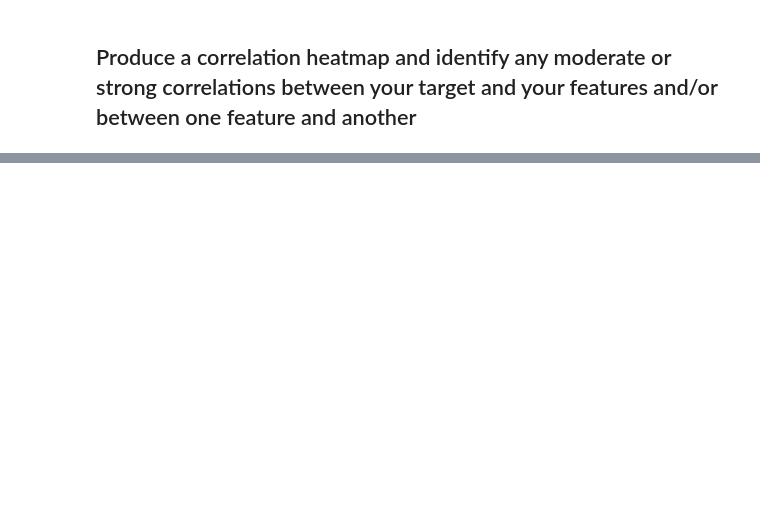
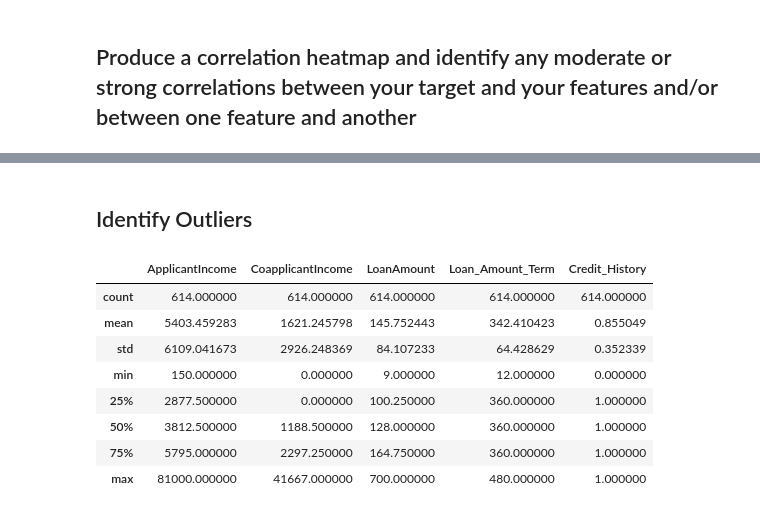
Before and after one commit to robertramos89/Dream-Home-Loan-Approval, a Jupyter notebook: Project2.ipynb, the cells around one changed output, grey strips where cells are left out. Cells and saved outputs as stored; diff of their text form; code cells hidden in the pictures; blank space fills up the shorter version.

```diff
--- a/Project2.ipynb
+++ b/Project2.ipynb
@@ -478,3 +374,17 @@ ax.set_title("Correlation between Categories");
 # %%
 # The strongest correlation is between Loan Amount and income
 # next strongest correlation is between the Loan Amount and the co-applicant income
+# %% [markdown]
+## Identify Outliers
+# %%
+df_la.describe()
+# %% [output]
+|  | ApplicantIncome | CoapplicantIncome | LoanAmount | Loan_Amount_Term | Credit_History |
+| count | 614.000000 | 614.000000 | 614.000000 | 614.000000 | 614.000000 |
+| mean | 5403.459283 | 1621.245798 | 145.752443 | 342.410423 | 0.855049 |
+| std | 6109.041673 | 2926.248369 | 84.107233 | 64.428629 | 0.352339 |
+| min | 150.000000 | 0.000000 | 9.000000 | 12.000000 | 0.000000 |
+| 25% | 2877.500000 | 0.000000 | 100.250000 | 360.000000 | 1.000000 |
+| 50% | 3812.500000 | 1188.500000 | 128.000000 | 360.000000 | 1.000000 |
+| 75% | 5795.000000 | 2297.250000 | 164.750000 | 360.000000 | 1.000000 |
+| max | 81000.000000 | 41667.000000 | 700.000000 | 480.000000 | 1.000000 |
```
Also changed, not shown: parts of 42 cells of this notebook.
